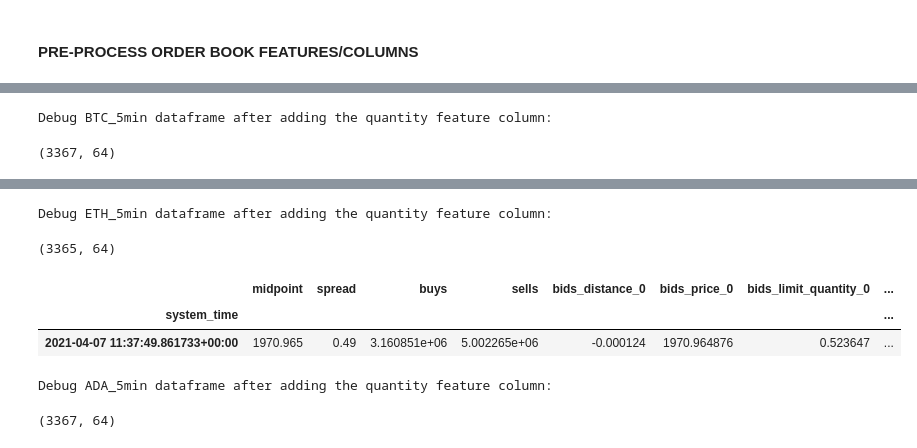
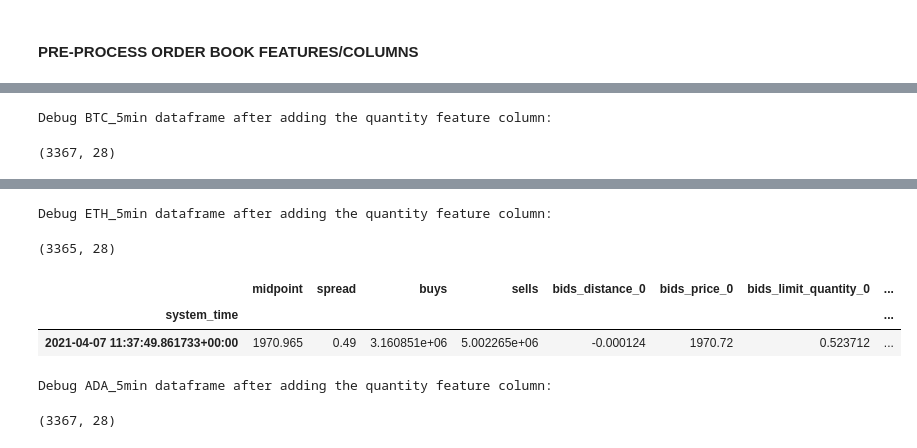
Before and after one commit to lisetlopez/OB_Oracle, a Jupyter notebook: crypto_orderbook_process.ipynb, the cells around one changed output, grey strips where cells are left out. Drawn from its saved outputs; the diff is of its cells as text; code cells hidden in the pictures.

```diff
--- a/crypto_orderbook_process.ipynb
+++ b/crypto_orderbook_process.ipynb
@@ -19,11 +57,13 @@ INCLUDE_1SEC_DATA = False
 
 # Optional removing of feature/columns from provided crypto order book
 # Remove cancel features/columns
-REMOVE_CANCEL_FEATURES = False
+REMOVE_CANCEL_FEATURES = True
 # Remove market features/columns
-REMOVE_MARKET_FEATURES = False
+REMOVE_MARKET_FEATURES = True
 # Remove price distance feature/column
 REMOVE_PRICE_DISTANCES = False
+# Remove notional feature/column
+REMOVE_FINAL_NOTIONAL = True
 
 # Optional NEW derived feature/columns that can be added to dataframe order book
 # Option to add aboslute price levels to feature set (default dataframe shows delta price with mid price = distance)
@@ -261,0 +335,15 @@ if (REMOVE_MARKET_FEATURES):
+# %%
+# Optionally filter out final "notional" features/columns from dataframe
+
+if (REMOVE_MARKET_FEATURES):
+    for crypto_ob_key in crypto_ob_df_dict:
+        for bid_ask_str in bid_ask_str_lst:
+            final_notional_level_str = bid_ask_str + "_notional_"
+            # Uses regular expressions to search for any string in the column name with "bids_notional*" and "asks_notional*"
+            crypto_ob_df_dict[crypto_ob_key] = crypto_ob_df_dict[crypto_ob_key][crypto_ob_df_dict[crypto_ob_key].columns.drop(list(crypto_ob_df_dict[crypto_ob_key].filter(regex=final_notional_level_str)))]
+            #print (f"{final_notional_level_str}")
+
+        if (TURN_ON_PRINT_DEBUG):
+            print(f"\nDebug {crypto_ob_key} dataframe after filtering out final notional:")
+            display(crypto_ob_df_dict[crypto_ob_key].shape)
+            display(crypto_ob_df_dict[crypto_ob_key].head(n=1))
@@ -293,6 +397,6 @@ Debug ADA_5min dataframe after filtering levels:
 # %%
 # Optionally, add actual prices at order book levels
-# The provided order book data does not contain the actual price of the asset at each level, but instead provides the "delta/difference" (or distance) between the actual price and the mid price
+# The provided order book data does not contain the actual price of the asset at each level, but instead provides the "delta/difference in %" (or distance) between the actual price and the mid price
 # This will derive the actual price (mid_price + distance) and create a new column/feature in the dataframe
 
 if (ADD_ABSOLUTE_PRICE_LEVELS):
@@ -301,9 +405,14 @@ if (ADD_ABSOLUTE_PRICE_LEVELS):
             for bid_ask_str in bid_ask_str_lst:
                 distance_level_str = bid_ask_str + "_distance_" + str(level_num)   # Existing delta/distance price column name (e.g. bids_distance_0, bids_distance_1, ..., asks_distance_0,...)
                 price_level_str = bid_ask_str + "_price_" + str(level_num)     # New column will be added to dataframe with actual prices (e.g. bids_price_0, bids_price_1, ..., asks_price_0, ...)
+
+                # The distance is in % difference between the midpoint price and current level price
+                # To compute the price = midpoint * (1 + %/distance)
+                price = crypto_ob_df_dict[crypto_ob_key]["midpoint"] * (1 + crypto_ob_df_dict[crypto_ob_key][distance_level_str])
+
                 # Want to insert the price column at a specific level right next to the price distance column for easy viewing (e.g. "bids_distance_0", "bids_price_0", ...)
                 distance_column_index = crypto_ob_df_dict[crypto_ob_key].columns.get_loc(distance_level_str)
-                crypto_ob_df_dict[crypto_ob_key].insert(distance_column_index+1, price_level_str, (crypto_ob_df_dict[crypto_ob_key]["midpoint"] + crypto_ob_df_dict[crypto_ob_key][distance_level_str]))
+                crypto_ob_df_dict[crypto_ob_key].insert(distance_column_index+1, price_level_str, price)
 
         if (TURN_ON_PRINT_DEBUG):
             print(f"\nDebug {crypto_ob_key} dataframe after adding price level columns:")
@@ -349,7 +458,8 @@ if (not REMOVE_MARKET_FEATURES):
     notional_str_lst.append("_market_")
 if (not REMOVE_CANCEL_FEATURES):
     notional_str_lst.append("_cancel_")
-notional_str_lst.append("_")    # For the "notiona" column by itself
+if (not REMOVE_FINAL_NOTIONAL):
+    notional_str_lst.append("_")    # For the "notional" column by itself
 
 for crypto_ob_key in crypto_ob_df_dict:
     for level_num in range(NUM_ORDER_BOOK_LEVELS):
@@ -358,9 +468,13 @@ for crypto_ob_key in crypto_ob_df_dict:
                 notional_level_str = bid_ask_str + notional_str + "notional" + "_" + str(level_num)
                 price_level_str = bid_ask_str + "_price" + "_" + str(level_num)
                 quantity_level_str = bid_ask_str + notional_str + "quantity" + "_" + str(level_num)
+
+                # quantity = notional / price
+                quantity = crypto_ob_df_dict[crypto_ob_key][notional_level_str] / crypto_ob_df_dict[crypto_ob_key][price_level_str]
+
                 # Want to insert the quantity column at a specific level right before the notional column for easy viewing (e.g. "bids_quantity_0", "bids_notional_0", ...)
                 notional_column_index = crypto_ob_df_dict[crypto_ob_key].columns.get_loc(notional_level_str)
-                crypto_ob_df_dict[crypto_ob_key].insert(notional_column_index, quantity_level_str, (crypto_ob_df_dict[crypto_ob_key][notional_level_str] / crypto_ob_df_dict[crypto_ob_key][price_level_str]))
+                crypto_ob_df_dict[crypto_ob_key].insert(notional_column_index, quantity_level_str, quantity)
                 #print(f"{notional_level_str}, {price_level_str}, {quantity_level_str}")
 
     if (TURN_ON_PRINT_DEBUG):
@@ -369,6 +483,6 @@ for crypto_ob_key in crypto_ob_df_dict:
         display(crypto_ob_df_dict[crypto_ob_key].head(n=1))
 # %% [output]
 Debug BTC_5min dataframe after adding the quantity feature column:
-(3367, 64)
+(3367, 28)
 |  | midpoint | spread | buys | sells | bids_distance_0 | bids_price_0 | bids_limit_quantity_0 | ... |
 | system_time |  |  |  |  |  |  |  | ... |
@@ -376,9 +490,9 @@ Debug BTC_5min dataframe after adding the quantity feature column:
 Debug ETH_5min dataframe after adding the quantity feature column:
-(3365, 64)
+(3365, 28)
 |  | midpoint | spread | buys | sells | bids_distance_0 | bids_price_0 | bids_limit_quantity_0 | ... |
 | system_time |  |  |  |  |  |  |  | ... |
-| 2021-04-07 11:37:49.861733+00:00 | 1970.965 | 0.49 | 3.160851e+06 | 5.002265e+06 | -0.000124 | 1970.964876 | 0.523647 | ... |
+| 2021-04-07 11:37:49.861733+00:00 | 1970.965 | 0.49 | 3.160851e+06 | 5.002265e+06 | -0.000124 | 1970.72 | 0.523712 | ... |
 Debug ADA_5min dataframe after adding the quantity feature column:
-(3367, 64)
+(3367, 28)
 |  | midpoint | spread | buys | sells | bids_distance_0 | bids_price_0 | bids_limit_quantity_0 | ... |
 | system_time |  |  |  |  |  |  |  | ... |
```
Also changed, not shown: parts of 13 cells of this notebook, 3 other files.
